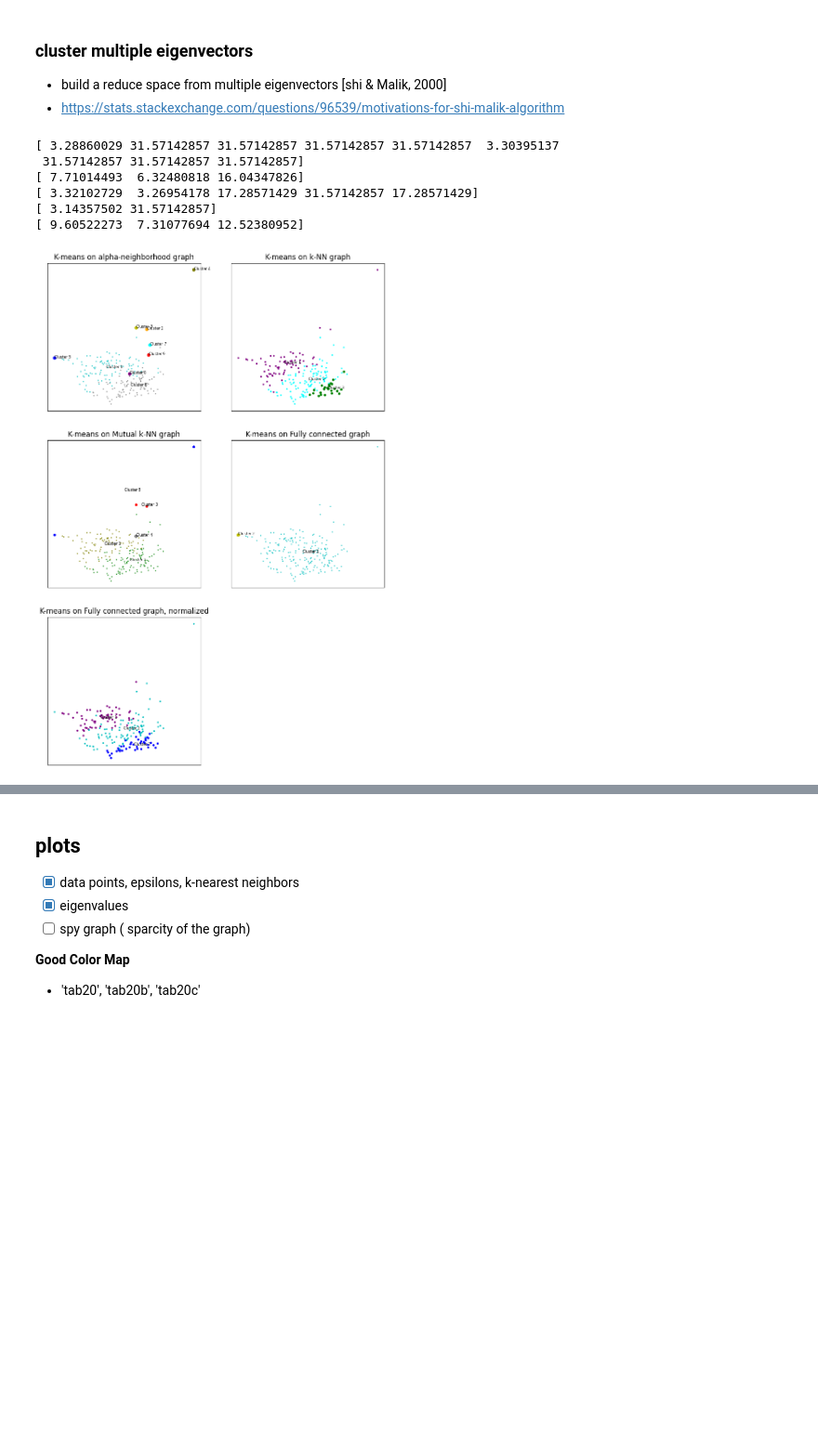
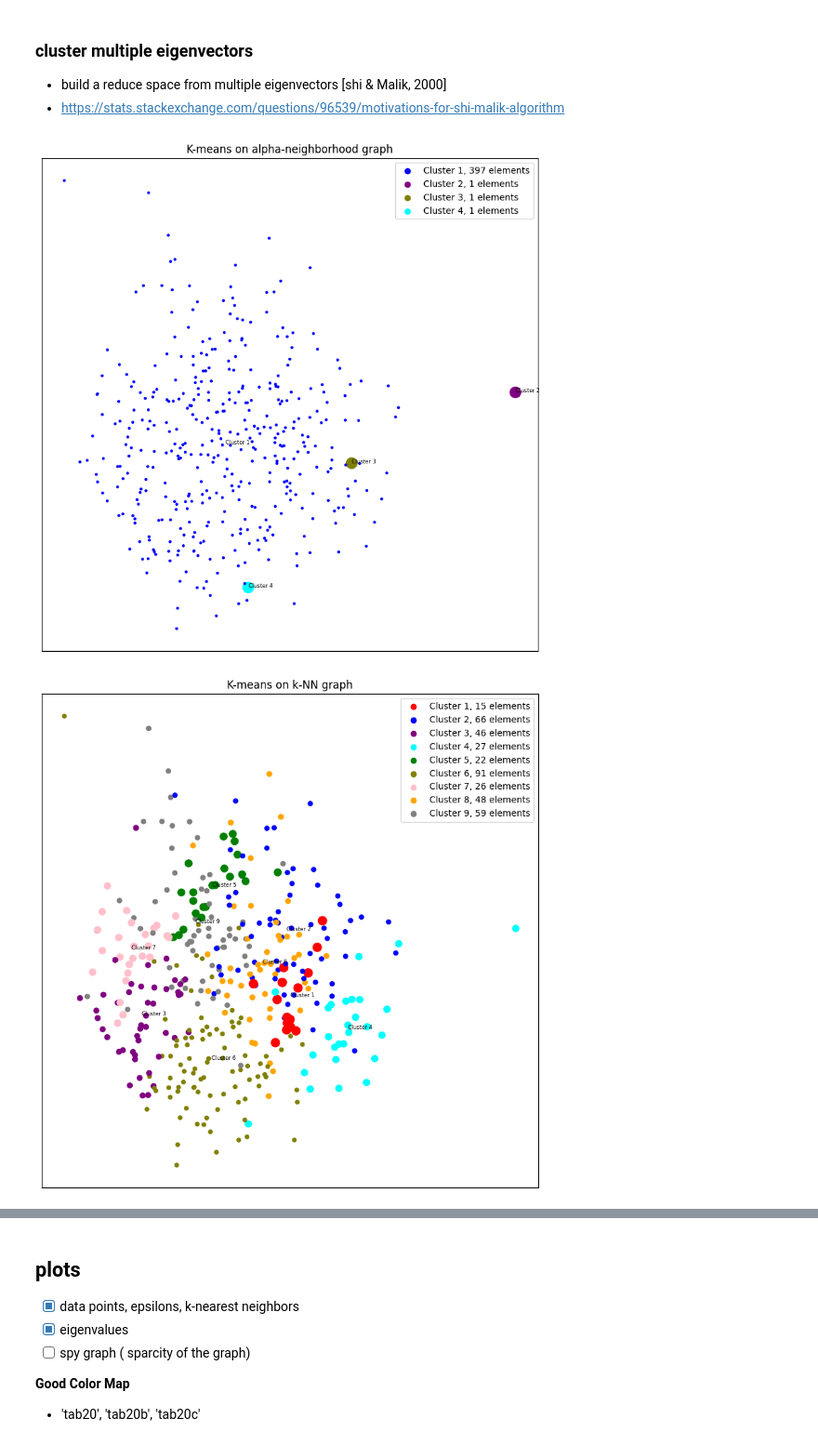
Before and after one commit to Aayush2492/Fraud-Analytics-Assignments, a Jupyter notebook: 3/spectral_clustering.ipynb, the cells around one changed output, grey strips where cells are left out. Shown at 93% size. Cells and saved outputs as stored; diff of their text form; code cells hidden in the pictures; blank space fills up the shorter version.

Commit message:
Made Graph Better Size of point is inversely to size of clusters

```diff
--- a/3/spectral_clustering.ipynb
+++ b/3/spectral_clustering.ipynb
@@ -63,7 +63,9 @@ d.min(), d.max(), d.mean(), d.std()
 # %%
-fig, ax = plt.subplots(1, 5, figsize=(20, 4), sharey=True, sharex=True)
+fig, ax = plt.subplots(1, 5, figsize=(30, 6), sharey=True, sharex=True)
 ax[0].scatter(pc[:, 0], pc[:, 1], s=1)
 ax[0].set_title('Original data')
+visibility = 0.02
+line_width = 0.1
 
 # Parameter tuning for alpha
 alphas = [0.7, 0.9, 1, 1.1 ]
@@ -72,10 +74,11 @@ for i, alpha in enumerate(alphas):
     ax[i + 1].scatter(pc[:, 0], pc[:, 1], s=1)
     ax[i + 1].set_title('alpha = {}'.format(alpha))
     for ind1, ind2 in zip(*np.where(A == 1)):
-        ax[i + 1].plot(pc[[ind1, ind2], 0], pc[[ind1, ind2], 1], lw=0.1, c='b', alpha=0.1)
+        ax[i + 1].plot(pc[[ind1, ind2], 0], pc[[ind1, ind2], 1], lw=line_width, c='b', alpha=visibility)
 
 alpha = 1.1         # Best alpha TODO: set to the best alpha
 fig.suptitle(r'$\alpha$-neighborhood graph', fontsize=16)
+plt.savefig('images/alpha_neighborhood_graph.png')
 plt.show()
 
 
@@ -90,9 +93,10 @@ for i, alpha in enumerate(alphas):
     ax[i + 1].scatter(pc[:, 0], pc[:, 1], s=1)
     ax[i + 1].set_title('alpha = {}'.format(alpha))
     for ind1, ind2 in zip(*np.where(A == 1)):
-        ax[i + 1].plot(pc[[ind1, ind2], 0], pc[[ind1, ind2], 1], lw=0.1, c='b', alpha=0.1)
+        ax[i + 1].plot(pc[[ind1, ind2], 0], pc[[ind1, ind2], 1], lw=line_width, c='b', alpha=visibility)
 
 alpha = 1.1         # Best alpha TODO: set to the best alpha
 fig.suptitle(r'$\alpha$-neighborhood graph cosine similarity', fontsize=16)
+plt.savefig('images/alpha_neighborhood_graph_cosine_similarity.png')
 plt.show()
 # %% [output]
@@ -126,7 +130,7 @@ def get_kNNGraph(k, df, mutual=False, dist='euclidean'):
     L = D - A
     return A, L
 # %%
-fig, ax = plt.subplots(1, 5, figsize=(20, 4), sharey=True, sharex=True)
+fig, ax = plt.subplots(1, 5, figsize=(30, 6), sharey=True, sharex=True)
 ax[0].scatter(pc[:, 0], pc[:, 1], s=1, c='g')
 ax[0].set_title('Original data')
 
@@ -137,10 +141,11 @@ for i, k in enumerate(ks):
     ax[i + 1].scatter(pc[:, 0], pc[:, 1], s=1, c='g')
     ax[i + 1].set_title('k = {}'.format(k))
     for ind1, ind2 in zip(*np.where(A == 1)):
-        ax[i + 1].plot(pc[[ind1, ind2], 0], pc[[ind1, ind2], 1], lw=0.1, c='g', alpha=0.1)
+        ax[i + 1].plot(pc[[ind1, ind2], 0], pc[[ind1, ind2], 1], lw=line_width, c='g', alpha=visibility)
 
 k1 = 5        # Best k1 TODO: set to the best k1
 fig.suptitle('kNN Graphs', fontsize=16)
+plt.savefig('images/knn_graphs.png')
 plt.show()
 
 print("With mutual = True")
@@ -155,13 +160,12 @@ for i, k in enumerate(ks):
     ax[i + 1].scatter(pc[:, 0], pc[:, 1], s=1, c='b')
     ax[i + 1].set_title('k = {}'.format(k))
     for ind1, ind2 in zip(*np.where(A == 1)):
-        ax[i + 1].plot(pc[[ind1, ind2], 0], pc[[ind1, ind2], 1], lw=0.1, c='b', alpha=0.1)
+        ax[i + 1].plot(pc[[ind1, ind2], 0], pc[[ind1, ind2], 1], lw=line_width, c='b', alpha=visibility)
 
 k2 = 15        # Best k2 TODO: set to the best k2
 
 # Set the global title of the figure
 fig.suptitle('Mutual kNN Graphs', fontsize=16)
-
-
+plt.savefig('images/mutual_knn_graphs.png')
 plt.show()
 # %% [output]
@@ -344,51 +349,42 @@ def spectralClustering_recursive(df, K, L, eigenvectors):
 # %%
 # Clustering using K-means
 from sklearn.cluster import KMeans
 
 colors = ['g', 'purple', 'r', 'b','orange', 'pink', 'y', 'm', 'gray','c', 'olive', 'cyan']
-fig, ax = plt.subplots(3, 2, figsize=(10, 15))
-ax = ax.flatten()
-
 
 for i in range(5):
+    plt.figure(figsize=(10, 10))
     kmeans = KMeans(n_clusters=best_Ks[i], random_state=0, n_init='auto').fit(eigenvectors_list[i][:, :best_Ks[i]])
     labels = kmeans.labels_
     # no of elements in each cluster
+    cluster_sizes = np.bincount(labels)
     sizes = np.bincount(labels)
     # print(sizes)
 
-
     # size of dot to be inversely proportional to the size of the cluster integer between 1 to 10
     sizes_inv = 1/sizes
-    sizes = 3 + 30*sizes_inv/np.max(sizes_inv + 5e-2)
+    sizes = 5 + 150*sizes_inv/np.max(sizes_inv + 5e-2)
     size_of_pnt = [ sizes[labels[i]] for i in range(n)]
-    print(sizes)
-    # create a unique color map from tab20b
-    # colors = plt.cm.tab20b(np.linspace(0, 1, len(np.unique(labels))))
+    # print(sizes)
+
     np.random.shuffle(colors)
-    c = [colors[i] for i in labels]
-    ax[i].scatter(pc[:, 0], pc[:, 1], c=c, s=size_of_pnt, alpha=1, edgecolors='none', marker='o')
-    ax[i].set_title(f'K-means on {plots_titles[i]}')
-    ax[i].set_xticks([])
-    ax[i].set_yticks([])
-    # for i_ in range(n):
-    #     for j_ in range(i_+1, n):
-    #         if labels[i_] == labels[j_]:
-    #             ax[i].plot(pc[[i_, j_], 0], pc[[i_, j_], 1], lw=0.1, c=c[i_], alpha=0.05)
+    c = [colors[(i)%len(colors) ] for i in labels]
+    plt.scatter(pc[:, 0], pc[:, 1], c=c, s=size_of_pnt, alpha=1, edgecolors=c, marker='o')
+    plt.title(f'K-means on {plots_titles[i]}')
+    plt.xticks([])
+    plt.yticks([])
+    # add legend to the plot with the size of the cluster
+    for i_ in range(len(np.unique(labels))):
+        plt.scatter([], [], c=colors[i_], label=f'Cluster {i_+1}, {cluster_sizes[i_]} elements')
+
+    plt.legend()
 
     K_ = best_Ks[i]
     for k_ in range(K_):
-        ax[i].annotate('Cluster {}'.format(k_+1), (pc[labels == k_, 0].mean(), pc[labels == k_, 1].mean()), fontsize=6)
+        plt.annotate('Cluster {}'.format(k_+1), (pc[labels == k_, 0].mean(), pc[labels == k_, 1].mean()), fontsize=6)
 
-
-ax[5].axis('off')
-# ax[5].legend(*plt.gca().get_legend_handles_labels(), loc='center', ncol=2, fontsize=8)
-plt.show()
+    plt.savefig(f'images/K-means on {plots_titles[i]}.png')
+    plt.show()
 # %% [output]
-[ 3.28860029 31.57142857 31.57142857 31.57142857 31.57142857  3.30395137
- 31.57142857 31.57142857 31.57142857]
-[ 7.71014493  6.32480818 16.04347826]
-[ 3.32102729  3.26954178 17.28571429 31.57142857 17.28571429]
-[ 3.14357502 31.57142857]
-[ 9.60522273  7.31077694 12.52380952]
-[figure, old version]
+[figure, new version]
+[figure, added]
```
Also changed, not shown: parts of 8 cells of this notebook, 1 other file.
